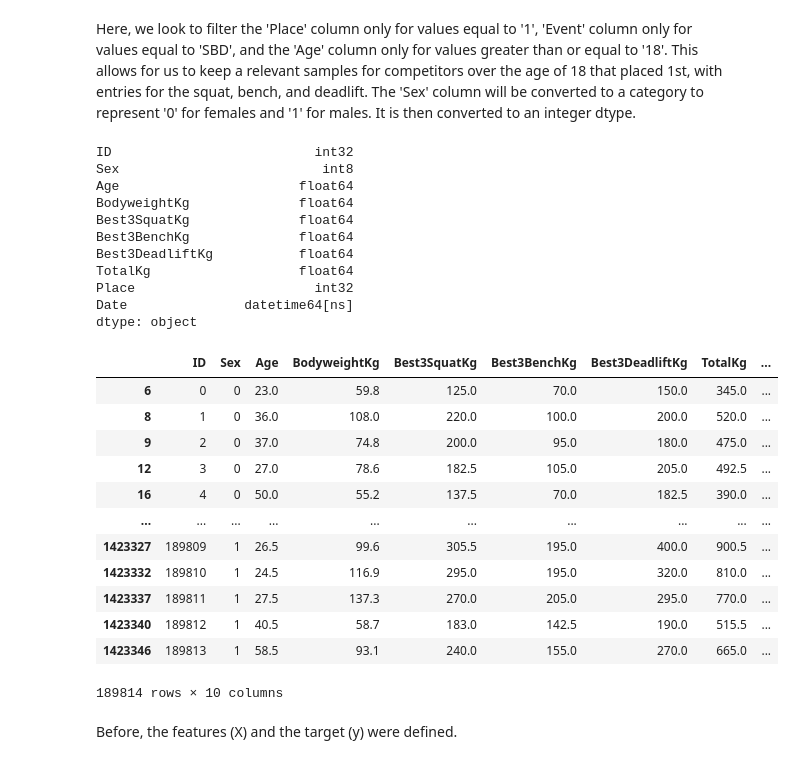
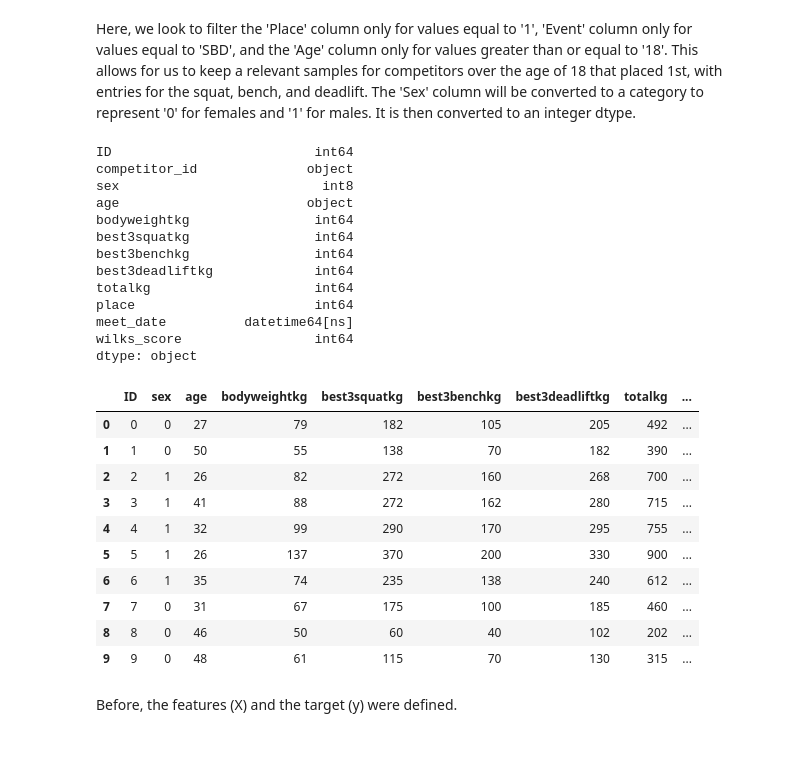
Before and after one commit to bryhnguyen/Future_Of_Powerlifting_Analysis, a Jupyter notebook: Machine_Learning_Model/Project_simple_ML_model.ipynb, the cells around one changed output. Cells and saved outputs as stored; diff of their text form; code cells hidden in the pictures.

```diff
--- a/Machine_Learning_Model/Project_simple_ML_model.ipynb
+++ b/Machine_Learning_Model/Project_simple_ML_model.ipynb
@@ -36,6 +26,7 @@ test_query_comp = "SELECT * FROM competitor"
 test_query_meet = "SELECT * FROM meet"
 test_query_perf = "SELECT * FROM performance"
 test_query_totalkg = "SELECT * FROM totalkg"
+test_query_project_df = "SELECT * FROM project_df"
 conn.set_client_encoding('UNICODE')
 cursor = conn.cursor()
 
@@ -58,6 +49,11 @@ cursor.execute(test_query_totalkg)
 colnames = [desc[0] for desc in cursor.description]
 df_imp = cursor.fetchall()
 df_totalkg = pd.DataFrame(data=df_imp, columns=colnames)
+
+cursor.execute(test_query_project_df)
+colnames = [desc[0] for desc in cursor.description]
+df_imp = cursor.fetchall()
+df_project = pd.DataFrame(data=df_imp, columns=colnames)
 # %%
 df_comp.head(10)
 # %% [output]
@@ -156,41 +135,43 @@ df = df.drop(['Equipment', 'AgeClass', 'Division','WeightClassKg','Squat1Kg','Sq
 # %% [markdown]
 Here, we look to filter the 'Place' column only for values equal to '1', 'Event' column only for values equal to 'SBD', and the 'Age' column only for values greater than or equal to '18'. This allows for us to keep a relevant samples for competitors over the age of 18 that placed 1st, with entries for the squat, bench, and deadlift. The 'Sex' column will be converted to a category to represent '0' for females and '1' for males. It is then converted to an integer dtype.
 # %%
-df["Sex"] = df["Sex"].astype('category')
-df["Sex"] = df["Sex"].cat.codes
-df['Place'] = df['Place'].astype('int')
-df['Date'] = pd.to_datetime(df['Date'])
+df_project["sex"] = df_project["sex"].astype('category')
+df_project["sex"] = df_project["sex"].cat.codes
+df_project['place'] = df_project['place'].astype('int')
+df_project['meet_date'] = pd.to_datetime(df_project['meet_date'])
 
-df.insert(loc=0, column='ID', value=np.arange(len(df)))
-df.dtypes
+df_project.insert(loc=0, column='ID', value=np.arange(len(df_project)))
+df_project.dtypes
 # %% [output]
-ID                          int32
-Sex                          int8
-Age                       float64
-BodyweightKg              float64
-Best3SquatKg              float64
-Best3BenchKg              float64
-Best3DeadliftKg           float64
-TotalKg                   float64
-Place                       int32
-Date               datetime64[ns]
+ID                          int64
+competitor_id              object
+sex                          int8
+age                        object
+bodyweightkg                int64
+best3squatkg                int64
+best3benchkg                int64
+best3deadliftkg             int64
+totalkg                     int64
+place                       int64
+meet_date          datetime64[ns]
+wilks_score                 int64
 dtype: object
 # %%
-df
+# Drop competitor_id and wilks_score from dataframe
+df_project= df_project.drop(['competitor_id','wilks_score'], axis=1)
+df_project.head(10)
 # %% [output]
-|  | ID | Sex | Age | BodyweightKg | Best3SquatKg | Best3BenchKg | Best3DeadliftKg | TotalKg | ... |
-| 6 | 0 | 0 | 23.0 | 59.8 | 125.0 | 70.0 | 150.0 | 345.0 | ... |
-| 8 | 1 | 0 | 36.0 | 108.0 | 220.0 | 100.0 | 200.0 | 520.0 | ... |
-| 9 | 2 | 0 | 37.0 | 74.8 | 200.0 | 95.0 | 180.0 | 475.0 | ... |
-| 12 | 3 | 0 | 27.0 | 78.6 | 182.5 | 105.0 | 205.0 | 492.5 | ... |
-| 16 | 4 | 0 | 50.0 | 55.2 | 137.5 | 70.0 | 182.5 | 390.0 | ... |
-| ... | ... | ... | ... | ... | ... | ... | ... | ... | ... |
-| 1423327 | 189809 | 1 | 26.5 | 99.6 | 305.5 | 195.0 | 400.0 | 900.5 | ... |
-| 1423332 | 189810 | 1 | 24.5 | 116.9 | 295.0 | 195.0 | 320.0 | 810.0 | ... |
-| 1423337 | 189811 | 1 | 27.5 | 137.3 | 270.0 | 205.0 | 295.0 | 770.0 | ... |
-| 1423340 | 189812 | 1 | 40.5 | 58.7 | 183.0 | 142.5 | 190.0 | 515.5 | ... |
-| 1423346 | 189813 | 1 | 58.5 | 93.1 | 240.0 | 155.0 | 270.0 | 665.0 | ... |
+|  | ID | sex | age | bodyweightkg | best3squatkg | best3benchkg | best3deadliftkg | totalkg | ... |
+| 0 | 0 | 0 | 27 | 79 | 182 | 105 | 205 | 492 | ... |
+| 1 | 1 | 0 | 50 | 55 | 138 | 70 | 182 | 390 | ... |
+| 2 | 2 | 1 | 26 | 82 | 272 | 160 | 268 | 700 | ... |
+| 3 | 3 | 1 | 41 | 88 | 272 | 162 | 280 | 715 | ... |
+| 4 | 4 | 1 | 32 | 99 | 290 | 170 | 295 | 755 | ... |
+| 5 | 5 | 1 | 26 | 137 | 370 | 200 | 330 | 900 | ... |
+| 6 | 6 | 1 | 35 | 74 | 235 | 138 | 240 | 612 | ... |
+| 7 | 7 | 0 | 31 | 67 | 175 | 100 | 185 | 460 | ... |
+| 8 | 8 | 0 | 46 | 50 | 60 | 40 | 102 | 202 | ... |
+| 9 | 9 | 0 | 48 | 61 | 115 | 70 | 130 | 315 | ... |
-189814 rows × 10 columns
 # %% [markdown]
 Before, the features (X) and the target (y) were defined.
 # %%
```
Also changed, not shown: parts of 14 cells of this notebook.
